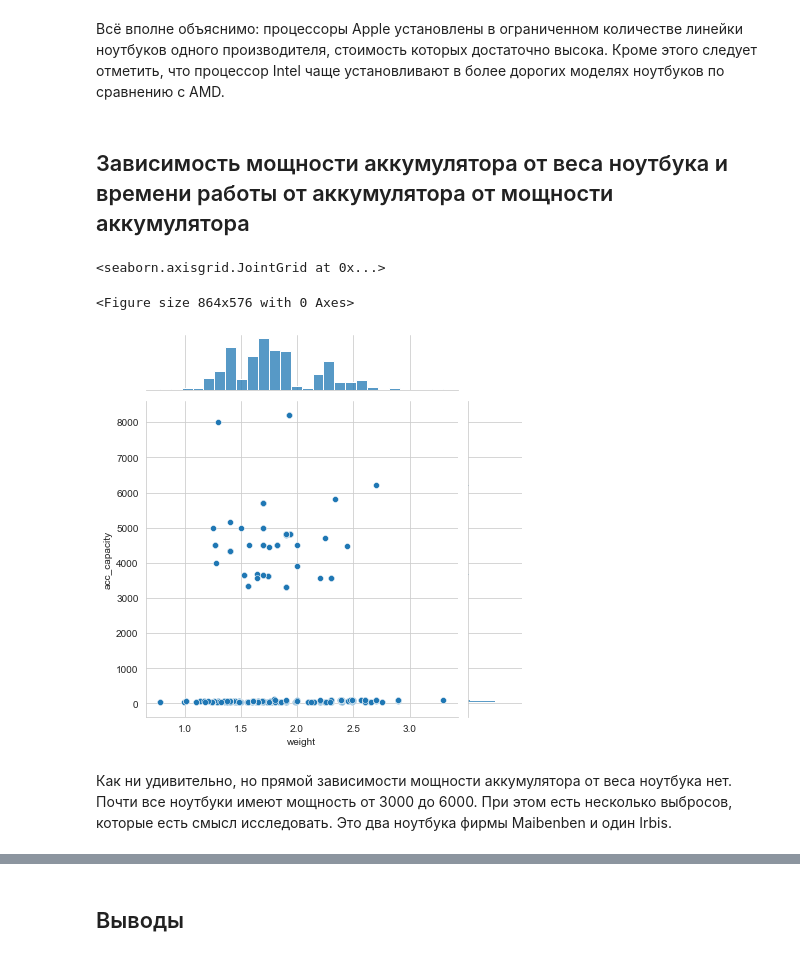
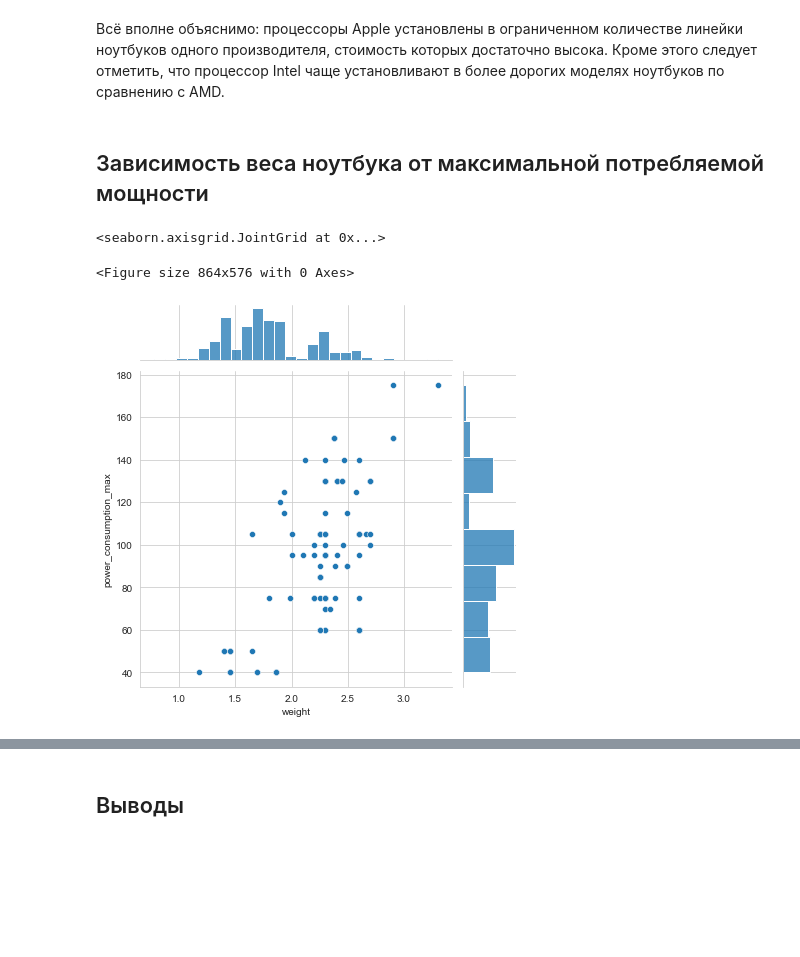
Before and after one commit to dmitryilyn/datathone22, a Jupyter notebook: datathone_22_dns_analysis.ipynb, the cells around one changed output, grey strips where cells are left out. Cells and saved outputs as stored; diff of their text form; code cells hidden in the pictures; blank space fills up the shorter version.

```diff
--- a/datathone_22_dns_analysis.ipynb
+++ b/datathone_22_dns_analysis.ipynb
@@ -132,6 +132,7 @@ dns_laptop_df['gpu_manufacturer'] = dns_laptop_df['gpu_manufacturer'].astype('ca
 dns_laptop_df['video_type'] = dns_laptop_df['video_type'].astype('category')
 dns_laptop_df['screen_hdr'] = dns_laptop_df['screen_hdr'].astype('category')
 dns_laptop_df['screen_color_depth'] = dns_laptop_df['screen_color_depth'].astype('category')
+dns_laptop_df['acc_capacity'] = dns_laptop_df['acc_capacity'].astype('category')
 # %%
 dns_laptop_df.head(10)
 # %% [output]
@@ -434,13 +435,11 @@ sns.boxplot(x='price', y='cpu_vendor', data=dns_laptop_df, palette='rainbow')
 # %% [markdown]
 Всё вполне объяснимо: процессоры Apple установлены в ограниченном количестве линейки ноутбуков одного производителя, стоимость которых достаточно высока. Кроме этого следует отметить, что процессор Intel чаще установливают в более дорогих моделях ноутбуков по сравнению с AMD.
 # %% [markdown]
-## Зависимость мощности аккумулятора от веса ноутбука и времени работы от аккумулятора от мощности аккумулятора
+## Зависимость веса ноутбука от максимальной потребляемой мощности
 # %%
 fig = plt.figure(figsize=(12,8))
-sns.jointplot(x='weight', y='acc_capacity', data=dns_laptop_df)
+sns.jointplot(x='weight', y='power_consumption_max', data=dns_laptop_df)
 # %% [output]
 <seaborn.axisgrid.JointGrid at 0x...>
 <Figure size 864x576 with 0 Axes>
-[figure, old version]
+[figure, new version]
-# %% [markdown]
-Как ни удивительно, но прямой зависимости мощности аккумулятора от веса ноутбука нет. Почти все ноутбуки имеют мощность от 3000 до 6000. При этом есть несколько выбросов, которые есть смысл исследовать. Это два ноутбука фирмы Maibenben и один Irbis.
```
Also changed, not shown: parts of 8 cells of this notebook, 2 other files.
